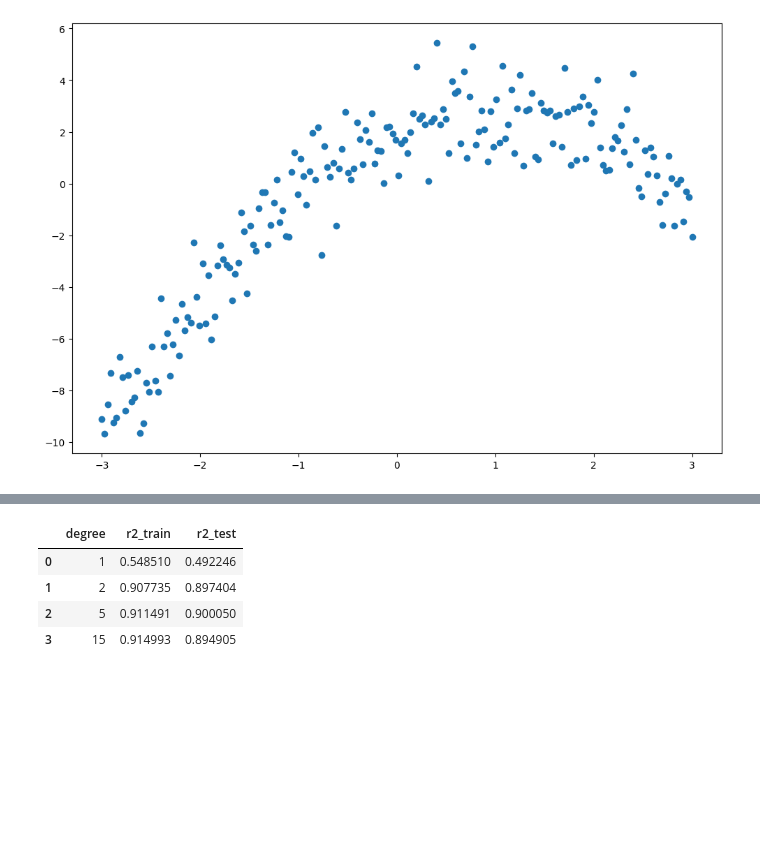
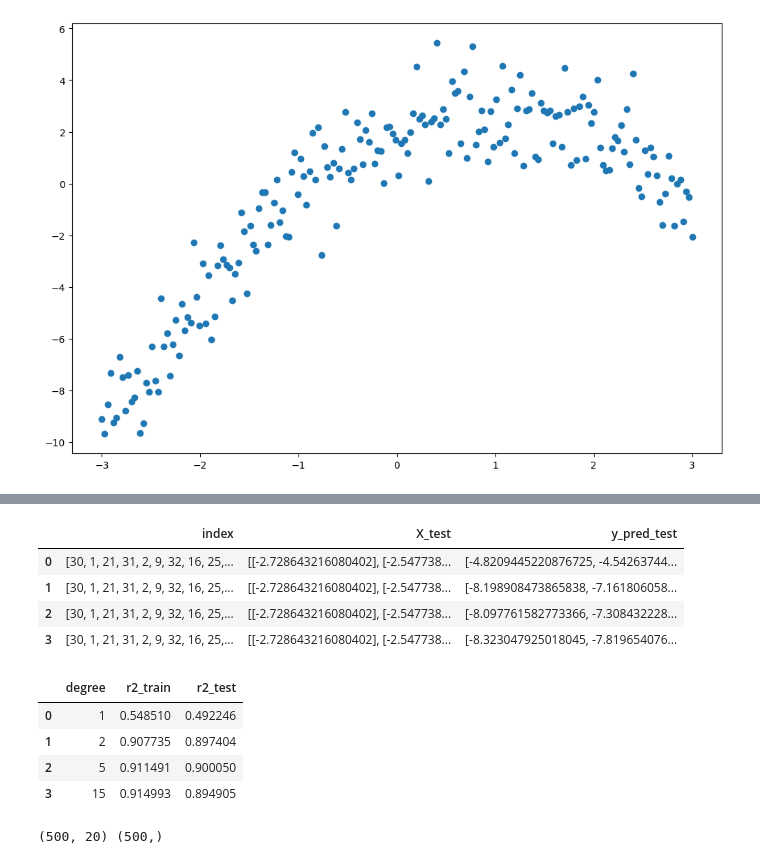
Before and after one commit to dmitriy-shtefan/python-ai, a Jupyter notebook: заняття_7/notebooks/notebook.ipynb, the cells around one changed output, grey strips where cells are left out. Saved outputs shown, nothing was run; the diff lists cells and outputs as text; code cells hidden in the pictures; blank space fills up the shorter version.

```diff
--- a/заняття_7/notebooks/notebook.ipynb
+++ b/заняття_7/notebooks/notebook.ipynb
@@ -79,3 +87,11 @@ plt.show()
+# %%
+pd.DataFrame(result)
+# %% [output]
+|  | index | X_test | y_pred_test |
+| 0 | [30, 1, 21, 31, 2, 9, 32, 16, 25,... | [[-2.728643216080402], [-2.547738... | [-4.8209445220876725, -4.54263744... |
+| 1 | [30, 1, 21, 31, 2, 9, 32, 16, 25,... | [[-2.728643216080402], [-2.547738... | [-8.198908473865838, -7.161806058... |
+| 2 | [30, 1, 21, 31, 2, 9, 32, 16, 25,... | [[-2.728643216080402], [-2.547738... | [-8.097761582773366, -7.308432228... |
+| 3 | [30, 1, 21, 31, 2, 9, 32, 16, 25,... | [[-2.728643216080402], [-2.547738... | [-8.323047925018045, -7.819654076... |
 # %%
 pd.DataFrame(metrics)
 # %% [output]
@@ -86,0 +105,4 @@ pd.DataFrame(metrics)
+# %%
+print(X.shape, y.shape)
+# %% [output]
+(500, 20) (500,)
```
Also changed, not shown: parts of 8 cells of this notebook.
